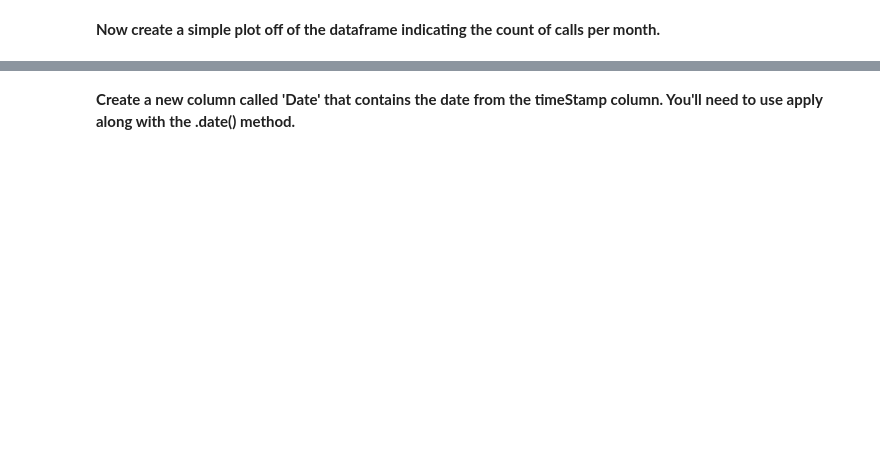
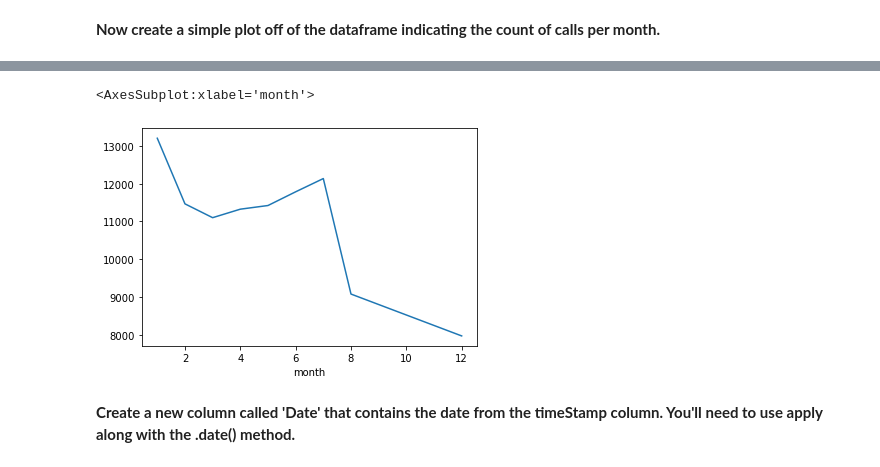
Before and after one commit to TBKHori/A.I_ARU, a Jupyter notebook: CMS_Analyse911calls_questions.ipynb, the cells around one changed output, grey strips where cells are left out. Drawn from its saved outputs; the diff is of its cells as text; code cells hidden in the pictures; blank space fills up the shorter version.

```diff
--- a/CMS_Analyse911calls_questions.ipynb
+++ b/CMS_Analyse911calls_questions.ipynb
@@ -293,0 +286,4 @@ _____
+# %%
+by_month=df_calls.groupby('month')
+df_months = by_month.count()
+df_months
@@ -300,2 +304,7 @@ _____
+# %%
+df_months['Reason'].plot.line()
+# %% [output]
+<AxesSubplot:xlabel='month'>
+[figure, added]
 # %% [markdown]
 **Create a new column called 'Date' that contains the date from the timeStamp column. You'll need to use apply along with the .date() method.**
```
Also changed, not shown: parts of 19 cells of this notebook.
